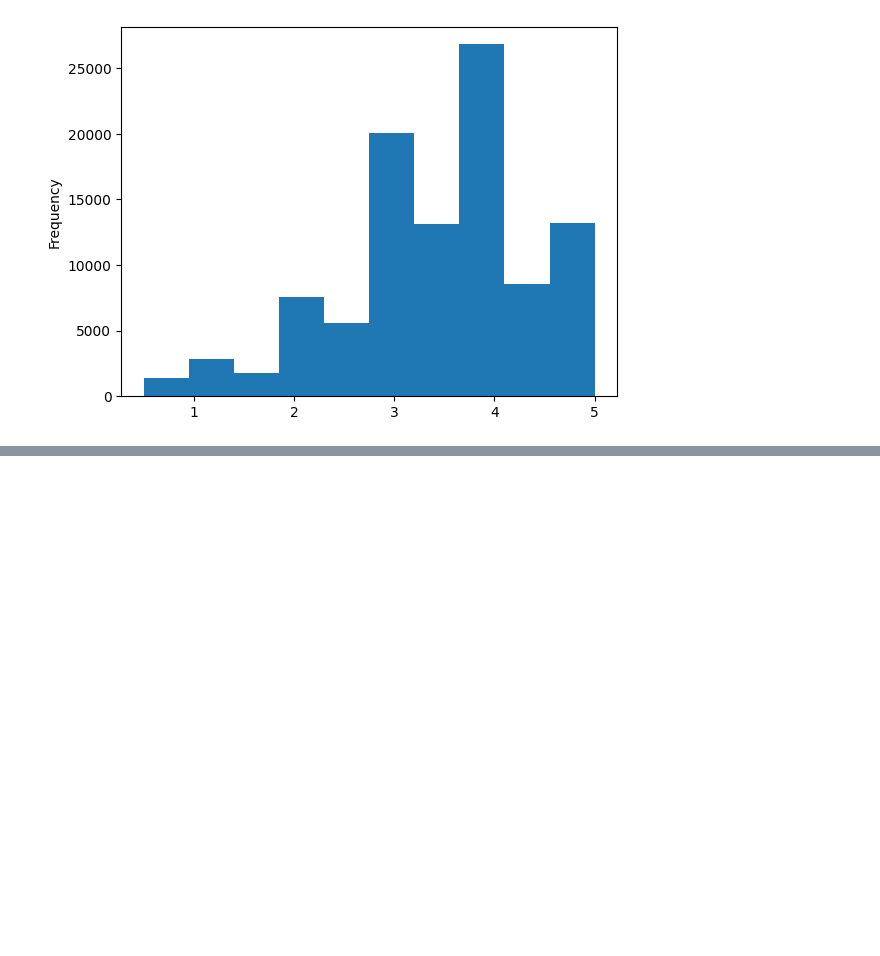
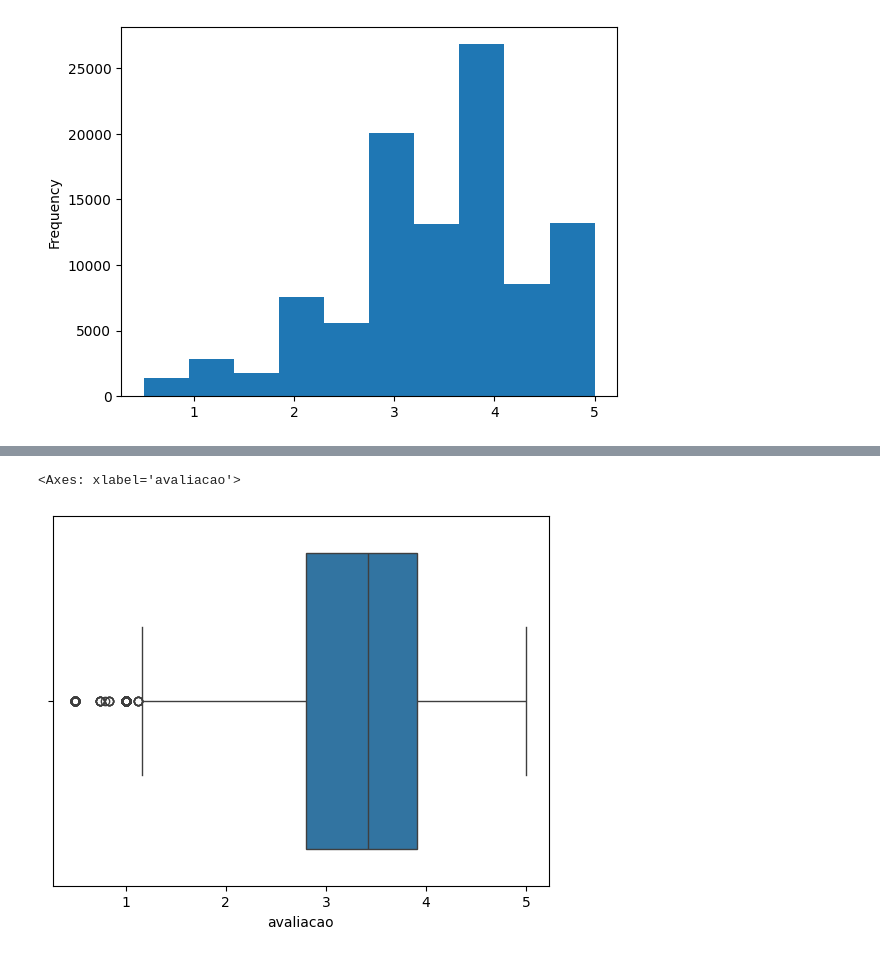
Before and after one commit to henriqueserafin/Senai-DF-Inovatech, a Jupyter notebook: semanaedatarde/dia1.ipynb, the cells around one changed output, grey strips where cells are left out. Saved outputs shown, nothing was run; the diff lists cells and outputs as text; code cells hidden in the pictures; blank space fills up the shorter version.

```diff
--- a/semanaedatarde/dia1.ipynb
+++ b/semanaedatarde/dia1.ipynb
@@ -239,0 +373,5 @@ df_filmes.avaliacao.plot(kind = 'hist')
+# %%
+sns.boxplot(x=media_por_filme)
+# %% [output]
+<Axes: xlabel='avaliacao'>
+[figure, added]
```
Also changed, not shown: parts of 34 cells of this notebook, 1 other file.
